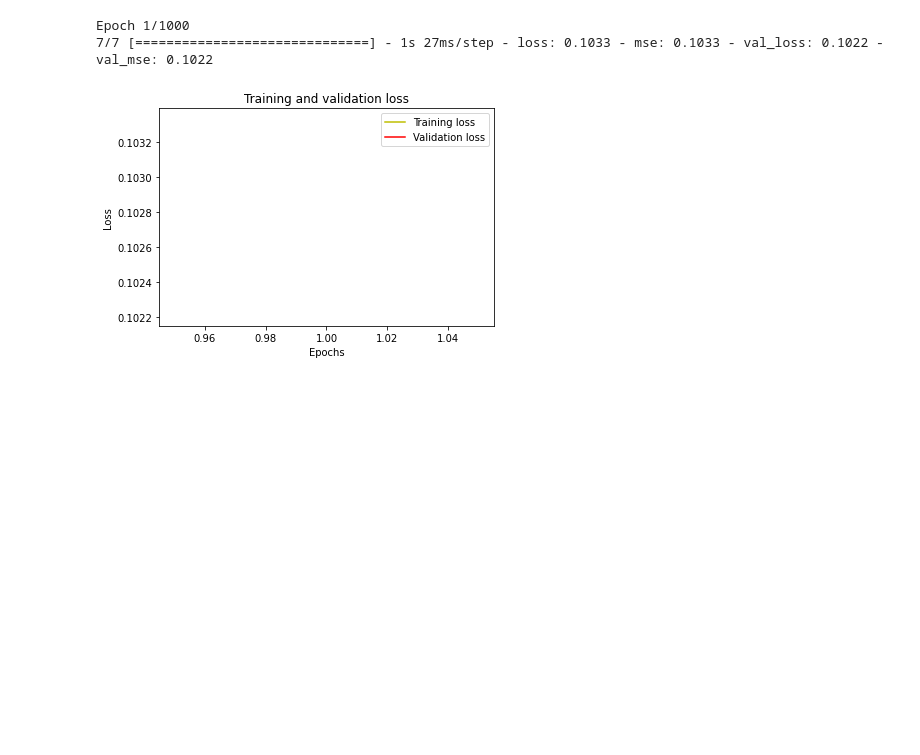
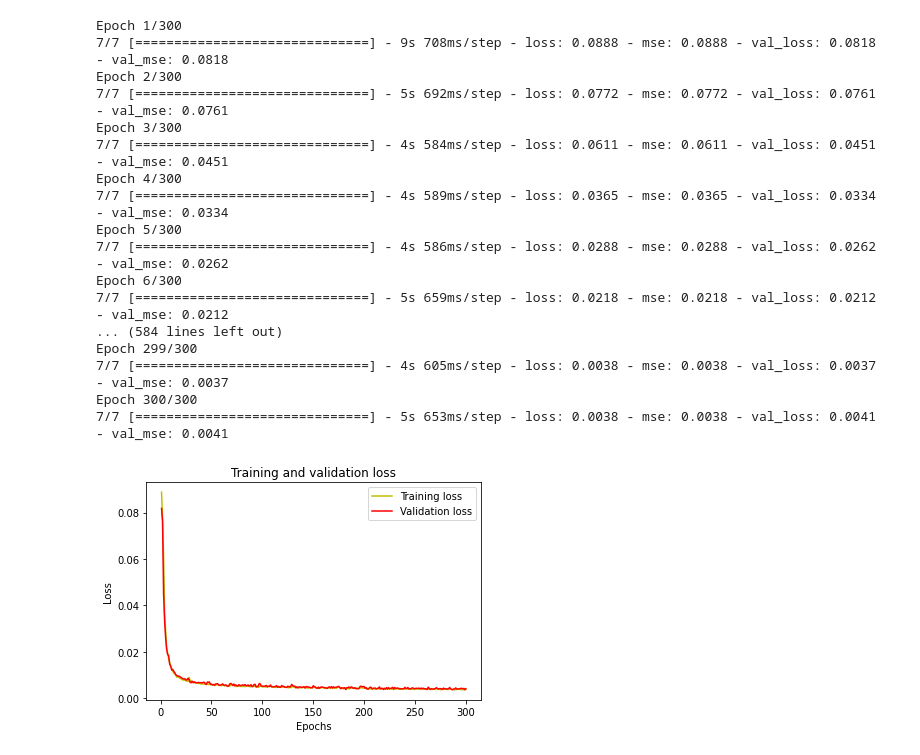
Before and after one commit to joseribeiro99/Anomaly-Detection-in-2D-Image, a Jupyter notebook: train.ipynb, the cells around one changed output. Drawn from its saved outputs; the diff is of its cells as text; code cells hidden in the pictures; blank space fills up the shorter version.

```diff
--- a/train.ipynb
+++ b/train.ipynb
@@ -88,29 +88,44 @@ _________________________________________________________________
 # %%
 #Fit the model.
 history = model.fit(
         train_generator,
         steps_per_epoch= 500 // batch_size,
-        epochs=1000,
+        epochs=300, #1000
         validation_data=validation_generator,
         validation_steps=75 // batch_size,
         shuffle = True)
 
 
 #plot the training and validation accuracy and loss at each epoch
 loss = history.history['loss']
 val_loss = history.history['val_loss']
 epochs = range(1, len(loss) + 1)
 plt.plot(epochs, loss, 'y', label='Training loss')
 plt.plot(epochs, val_loss, 'r', label='Validation loss')
 plt.title('Training and validation loss')
 plt.xlabel('Epochs')
 plt.ylabel('Loss')
 plt.legend()
 plt.show()
 # %% [output]
-Epoch 1/1000
-7/7 [==============================] - 1s 27ms/step - loss: 0.1033 - mse: 0.1033 - val_loss: 0.1022 - val_mse: 0.1022
+Epoch 1/300
+7/7 [==============================] - 9s 708ms/step - loss: 0.0888 - mse: 0.0888 - val_loss: 0.0818 - val_mse: 0.0818
+Epoch 2/300
+7/7 [==============================] - 5s 692ms/step - loss: 0.0772 - mse: 0.0772 - val_loss: 0.0761 - val_mse: 0.0761
+Epoch 3/300
+7/7 [==============================] - 4s 584ms/step - loss: 0.0611 - mse: 0.0611 - val_loss: 0.0451 - val_mse: 0.0451
+Epoch 4/300
+7/7 [==============================] - 4s 589ms/step - loss: 0.0365 - mse: 0.0365 - val_loss: 0.0334 - val_mse: 0.0334
+Epoch 5/300
+7/7 [==============================] - 4s 586ms/step - loss: 0.0288 - mse: 0.0288 - val_loss: 0.0262 - val_mse: 0.0262
+Epoch 6/300
+7/7 [==============================] - 5s 659ms/step - loss: 0.0218 - mse: 0.0218 - val_loss: 0.0212 - val_mse: 0.0212
+... (584 lines left out)
+Epoch 299/300
+7/7 [==============================] - 4s 605ms/step - loss: 0.0038 - mse: 0.0038 - val_loss: 0.0037 - val_mse: 0.0037
+Epoch 300/300
+7/7 [==============================] - 5s 653ms/step - loss: 0.0038 - mse: 0.0038 - val_loss: 0.0041 - val_mse: 0.0041
-[figure, old version]
+[figure, new version]
 # %%
 # Get all batches generated by the datagen and pick a batch for prediction
 #Just to test the model.
```
Also changed, not shown: parts of 8 cells of this notebook, 2 other files.
